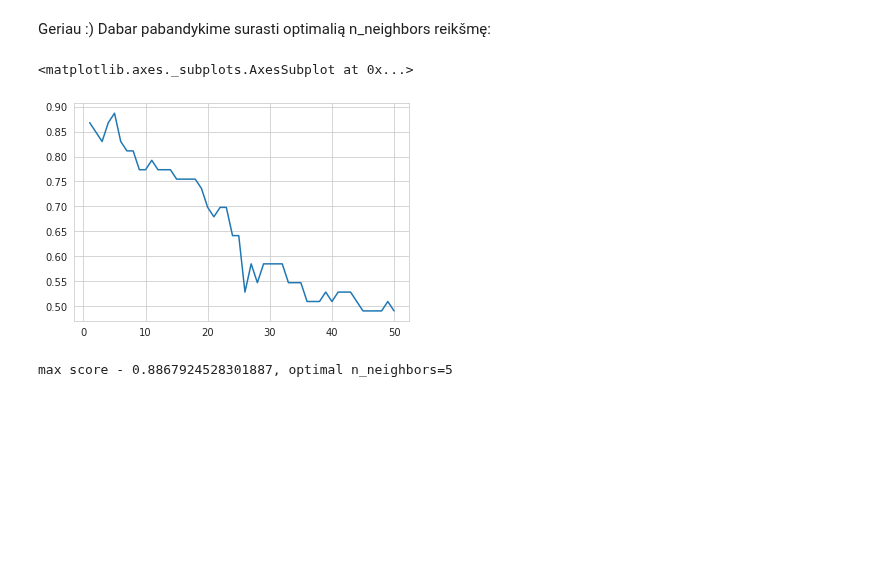
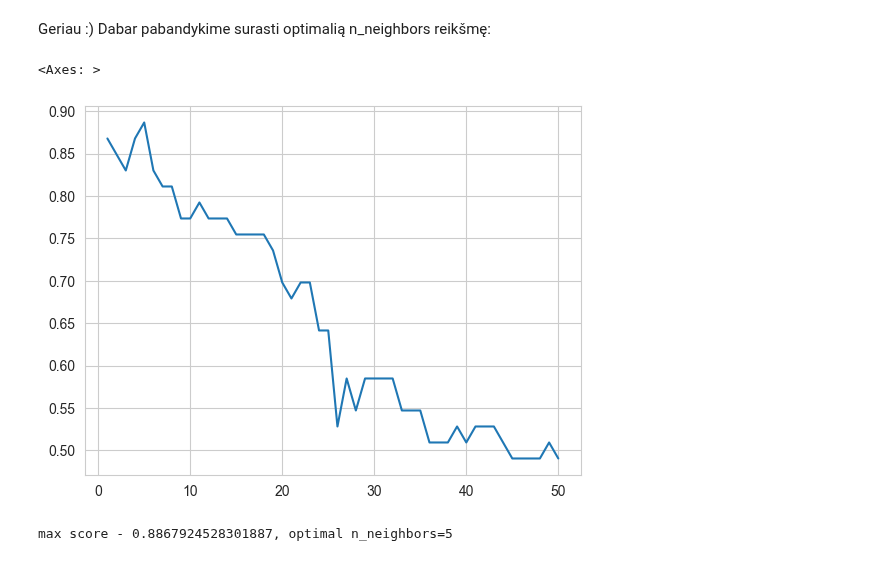
Before and after one commit to robotautas/kursas, a Jupyter notebook: Machine Learning/logistical_regression.ipynb, the cells around one changed output. Drawn from its saved outputs; the diff is of its cells as text; code cells hidden in the pictures; blank space fills up the shorter version.

```diff
--- a/Machine Learning/logistical_regression.ipynb
+++ b/Machine Learning/logistical_regression.ipynb
@@ -296,10 +313,10 @@ def find_optimal(neighbors):
     return score_list
 # %%
 sns.set_style('whitegrid')
-sns.lineplot(range(1, 51), find_optimal(50))
+sns.lineplot(x=range(1, 51), y=find_optimal(50))
 # %% [output]
-<matplotlib.axes._subplots.AxesSubplot at 0x...>
+<Axes: >
-[figure, old version]
+[figure, new version]
 # %%
 max_val = max(find_optimal(50))
 max_index = find_optimal(50).index(max_val) + 1
```
Also changed, not shown: parts of 12 cells of this notebook.
